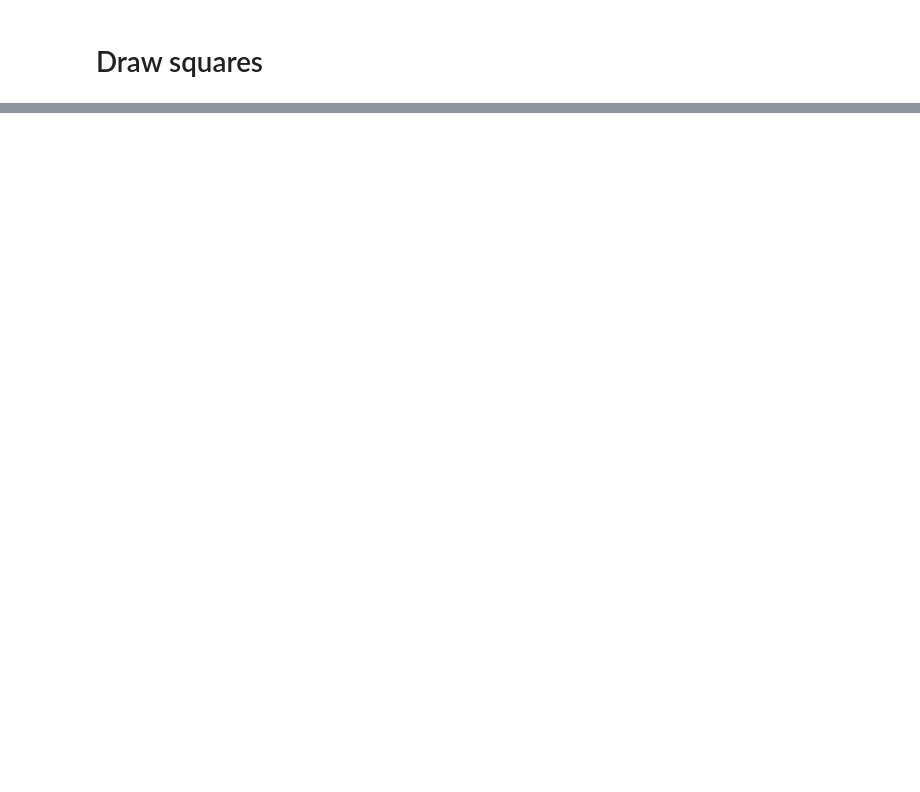
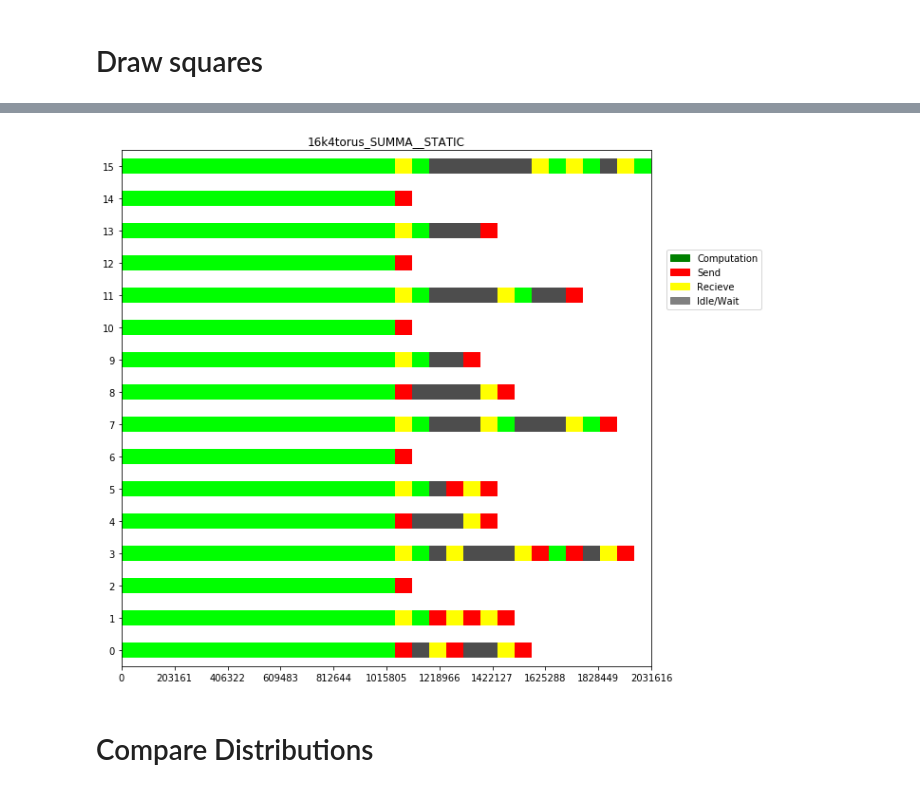
Before and after one commit to CvoidStudio/Parallel_Matrix_Topology, a Jupyter notebook: Simulator/MPI_Simulator.ipynb, the cells around one changed output, grey strips where cells are left out. Saved outputs shown, nothing was run; the diff lists cells and outputs as text; code cells hidden in the pictures; blank space fills up the shorter version.

```diff
--- a/Simulator/MPI_Simulator.ipynb
+++ b/Simulator/MPI_Simulator.ipynb
@@ -326,0 +429,7 @@ Draw_Route_Table(RR,title='P = 16 : SUMMA | 16k3')
+# %%
+RR = Real_Routine(Routine,Adj,method='S')
+Distribution_S = Draw_Route_Table(RR,title='%s_%s__STATIC'%(Target_Topology,Alg_Name))
+# %% [output]
+[figure, added]
+# %% [markdown]
+# Compare Distributions
```
Also changed, not shown: parts of 20 cells of this notebook.
